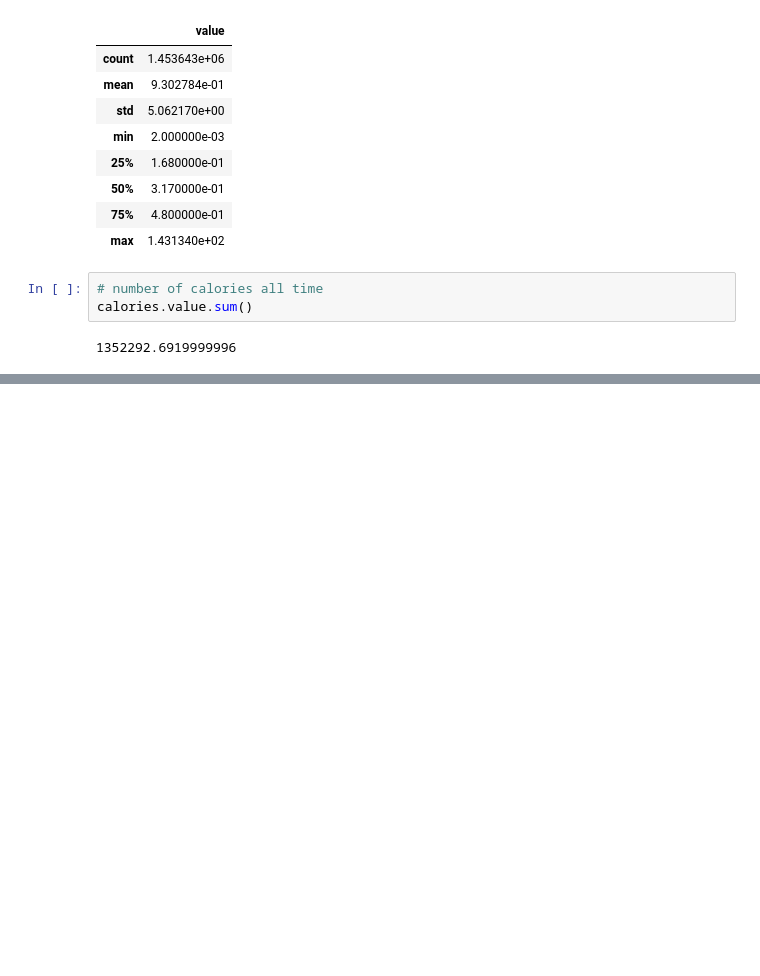
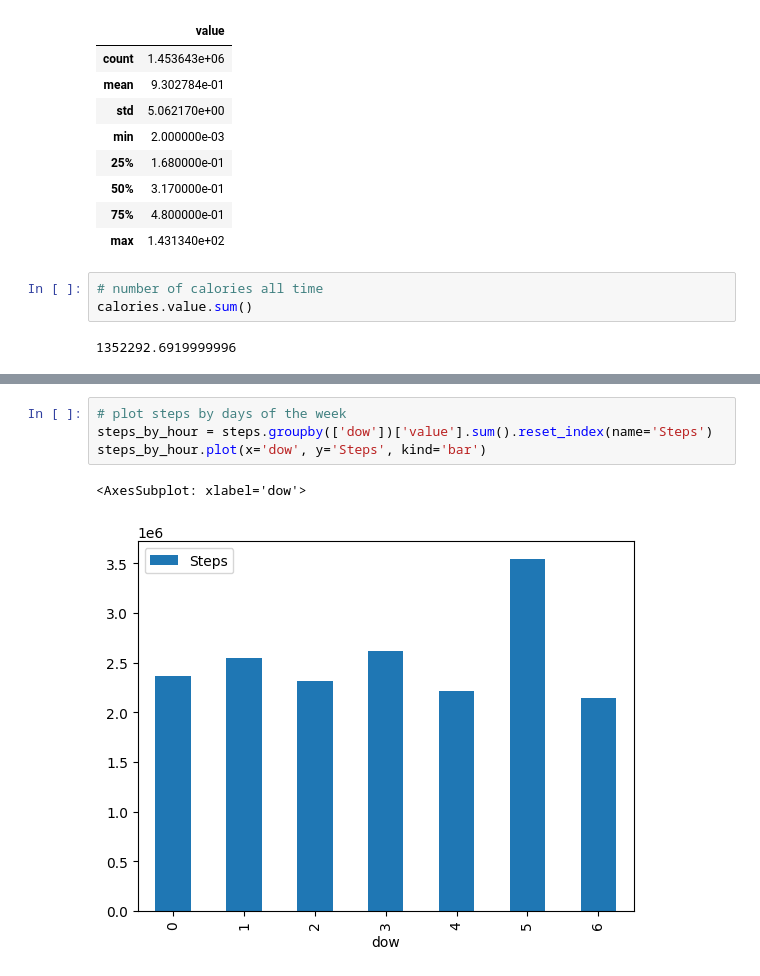
Before and after one commit to TWilson05/Blood_Sugar_Trend_Analysis, a Jupyter notebook: Process_data.ipynb, the cells around one changed output, grey strips where cells are left out. Cells and saved outputs as stored; diff of their text form; blank space fills up the shorter version.

```diff
--- a/Process_data.ipynb
+++ b/Process_data.ipynb
@@ -48,0 +120,7 @@ calories.value.sum()
+# %%
+# plot steps by days of the week
+steps_by_hour = steps.groupby(['dow'])['value'].sum().reset_index(name='Steps')
+steps_by_hour.plot(x='dow', y='Steps', kind='bar')
+# %% [output]
+<AxesSubplot: xlabel='dow'>
+[figure, added]
```
Also changed, not shown: parts of 8 cells of this notebook.
